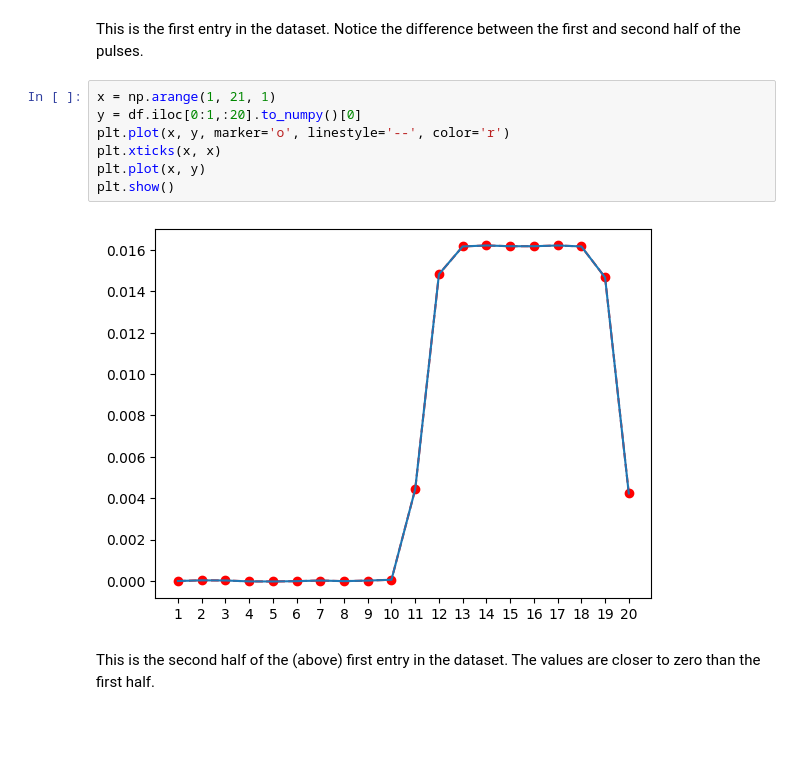
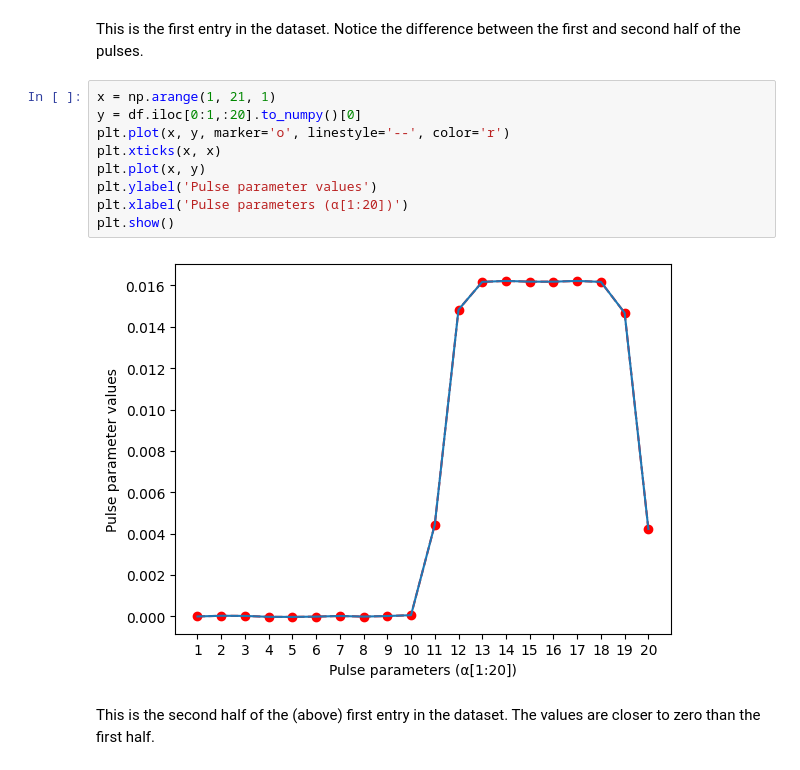
Before and after one commit to fastmachinelearning/ml4quantum-release, a Jupyter notebook: src/appendix_y_axis.ipynb, the cells around one changed output. Cells and saved outputs as stored; diff of their text form; blank space fills up the shorter version.

```diff
--- a/src/appendix_y_axis.ipynb
+++ b/src/appendix_y_axis.ipynb
@@ -138,12 +142,14 @@ This is the first entry in the dataset. Notice the difference between the first
 # %%
 x = np.arange(1, 21, 1)
 y = df.iloc[0:1,:20].to_numpy()[0]
 plt.plot(x, y, marker='o', linestyle='--', color='r')
 plt.xticks(x, x)
 plt.plot(x, y)
+plt.ylabel('Pulse parameter values')
+plt.xlabel('Pulse parameters (α[1:20])')
 plt.show()
 # %% [output]
-[figure, old version]
+[figure, new version]
 # %% [markdown]
 This is the second half of the (above) first entry in the dataset. The values are closer to zero than the first half.
 # %%
```
Also changed, not shown: parts of 30 cells of this notebook, 25 other files.
